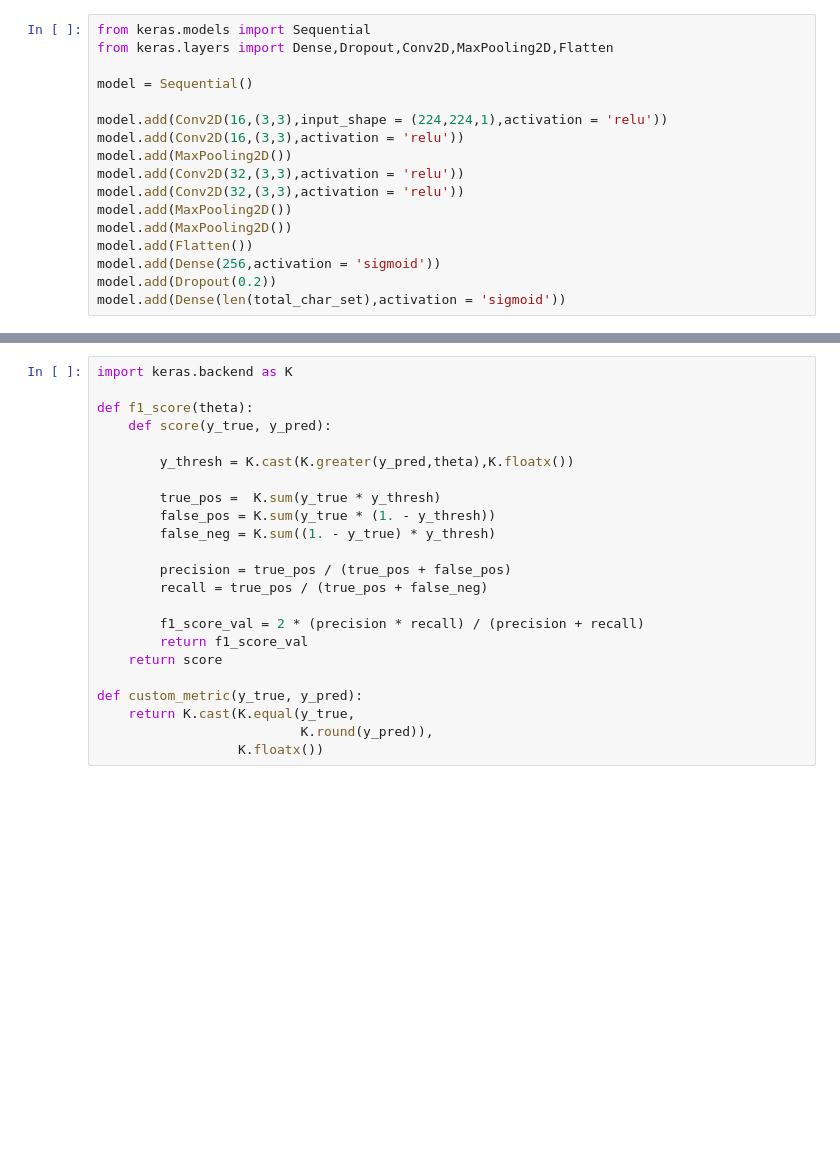
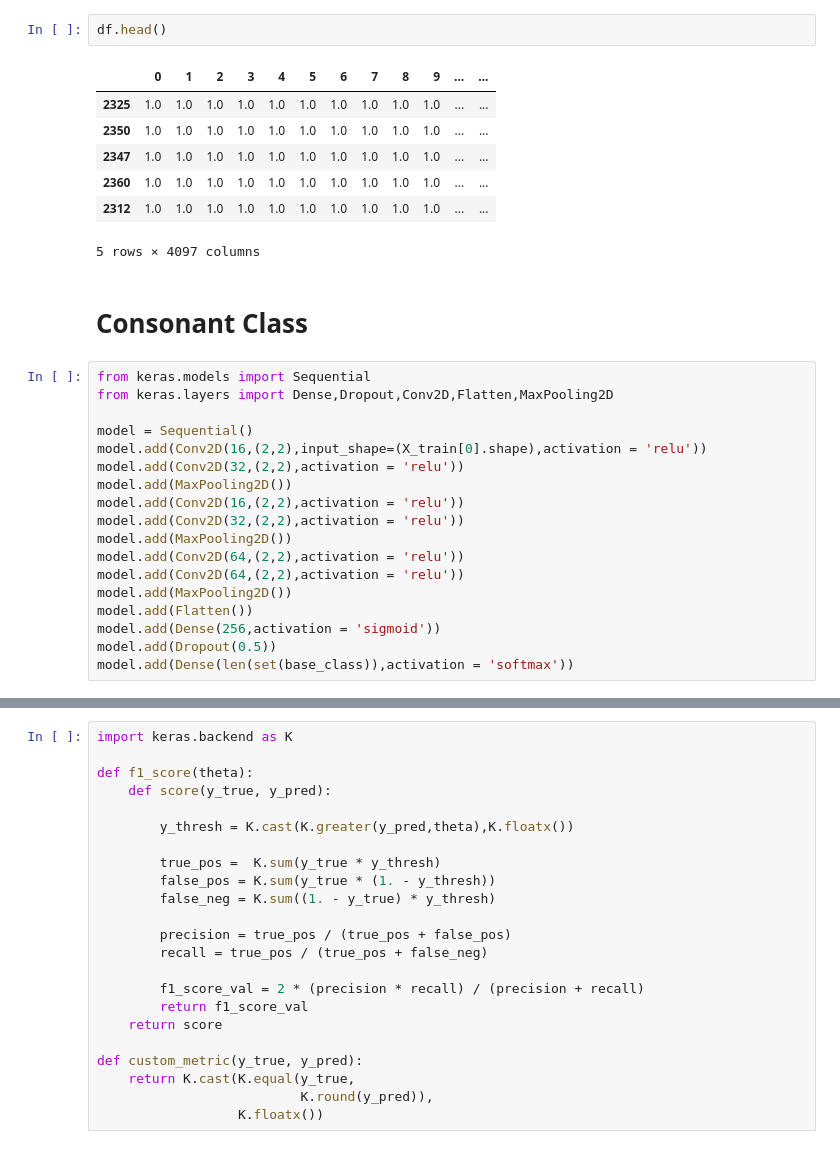
Before and after one commit to kaivalyar/hindi-char-recognition, a Jupyter notebook: Pratik.ipynb, the cells around one changed output, grey strips where cells are left out. Cells and saved outputs as stored; diff of their text form; blank space fills up the shorter version.

```diff
--- a/Pratik.ipynb
+++ b/Pratik.ipynb
@@ -307,20 +177,33 @@ KeyboardInterrupt:
+# %%
+df.head()
+# %% [output]
+|  | 0 | 1 | 2 | 3 | 4 | 5 | 6 | 7 | 8 | 9 | ... | ... |
+| 2325 | 1.0 | 1.0 | 1.0 | 1.0 | 1.0 | 1.0 | 1.0 | 1.0 | 1.0 | 1.0 | ... | ... |
+| 2350 | 1.0 | 1.0 | 1.0 | 1.0 | 1.0 | 1.0 | 1.0 | 1.0 | 1.0 | 1.0 | ... | ... |
+| 2347 | 1.0 | 1.0 | 1.0 | 1.0 | 1.0 | 1.0 | 1.0 | 1.0 | 1.0 | 1.0 | ... | ... |
+| 2360 | 1.0 | 1.0 | 1.0 | 1.0 | 1.0 | 1.0 | 1.0 | 1.0 | 1.0 | 1.0 | ... | ... |
+| 2312 | 1.0 | 1.0 | 1.0 | 1.0 | 1.0 | 1.0 | 1.0 | 1.0 | 1.0 | 1.0 | ... | ... |
+5 rows × 4097 columns
+# %% [markdown]
+# Consonant Class
 # %%
 from keras.models import Sequential
-from keras.layers import Dense,Dropout,Conv2D,MaxPooling2D,Flatten
+from keras.layers import Dense,Dropout,Conv2D,Flatten,MaxPooling2D
 
 model = Sequential()
-
-model.add(Conv2D(16,(3,3),input_shape = (224,224,1),activation = 'relu'))
-model.add(Conv2D(16,(3,3),activation = 'relu'))
+model.add(Conv2D(16,(2,2),input_shape=(X_train[0].shape),activation = 'relu'))
+model.add(Conv2D(32,(2,2),activation = 'relu'))
 model.add(MaxPooling2D())
-model.add(Conv2D(32,(3,3),activation = 'relu'))
-model.add(Conv2D(32,(3,3),activation = 'relu'))
+model.add(Conv2D(16,(2,2),activation = 'relu'))
+model.add(Conv2D(32,(2,2),activation = 'relu'))
 model.add(MaxPooling2D())
+model.add(Conv2D(64,(2,2),activation = 'relu'))
+model.add(Conv2D(64,(2,2),activation = 'relu'))
 model.add(MaxPooling2D())
 model.add(Flatten())
 model.add(Dense(256,activation = 'sigmoid'))
-model.add(Dropout(0.2))
-model.add(Dense(len(total_char_set),activation = 'sigmoid'))
+model.add(Dropout(0.5))
+model.add(Dense(len(set(base_class)),activation = 'softmax'))
 # %%
 model.summary()
 # %% [output]
```
Also changed, not shown: parts of 48 cells of this notebook.
